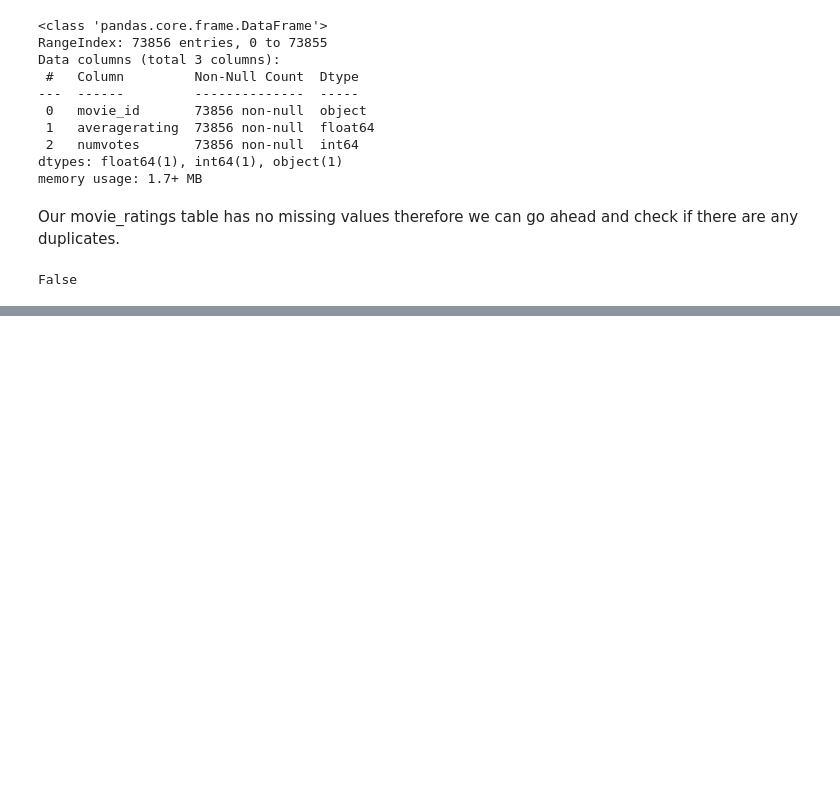
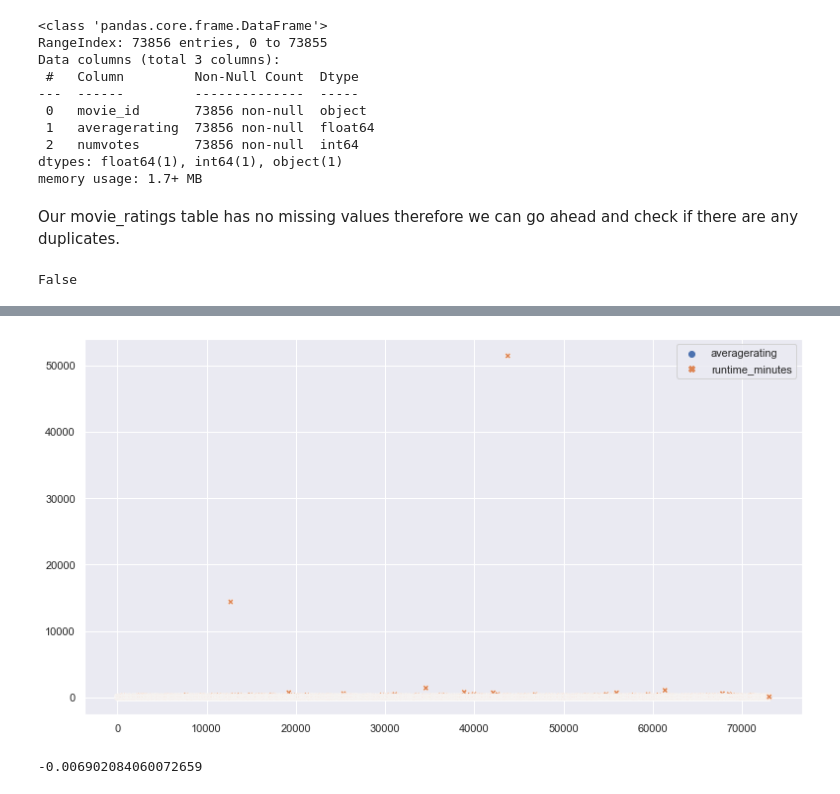
Before and after one commit to Gorreti/movies-analysis, a Jupyter notebook: movies-analysis.ipynb, the cells around one changed output, grey strips where cells are left out. Saved outputs shown, nothing was run; the diff lists cells and outputs as text; code cells hidden in the pictures; blank space fills up the shorter version.

```diff
--- a/movies-analysis.ipynb
+++ b/movies-analysis.ipynb
@@ -578,0 +703,4 @@ False
+# %%
+#merging the 2 datasets
+moviesjoined_df = movieratings_df.merge(moviebasics_df, how = "inner")
+moviesjoined_df.head()
@@ -578,0 +718,3 @@ False
+# %%
+df1 = moviesjoined_df[["averagerating", "runtime_minutes"]]
+df1.head()
@@ -578,0 +728,16 @@ False
+# %%
+# correlation between rating and runtime_minutes
+sns.set(style = "darkgrid")
+fig, ax = plt.subplots(figsize = (13, 7))
+sns.scatterplot(data = df1)
+plt.show()
+# %% [output]
+[figure, added]
+# %%
+#correlation
+x = df1["averagerating"]
+y = df1["runtime_minutes"]
+correlation = x.corr(y)
+correlation
+# %% [output]
+-0.006902084060072659
```
Also changed, not shown: parts of 62 cells of this notebook.
